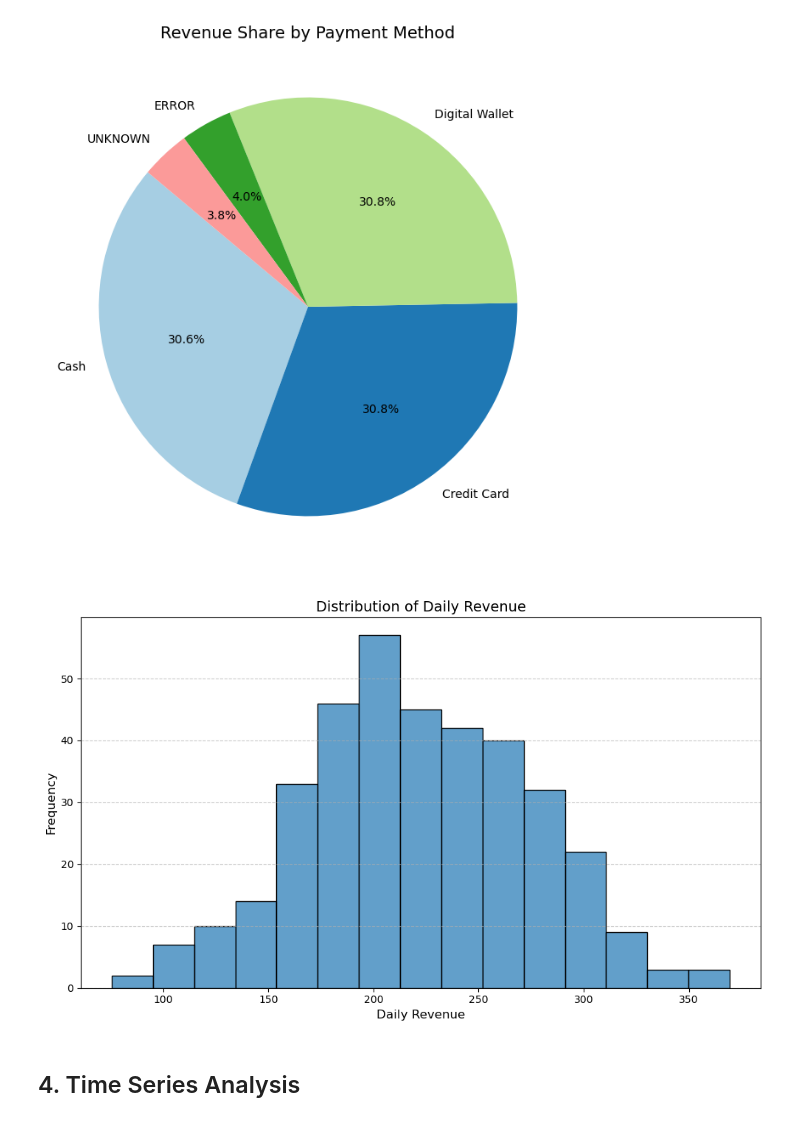
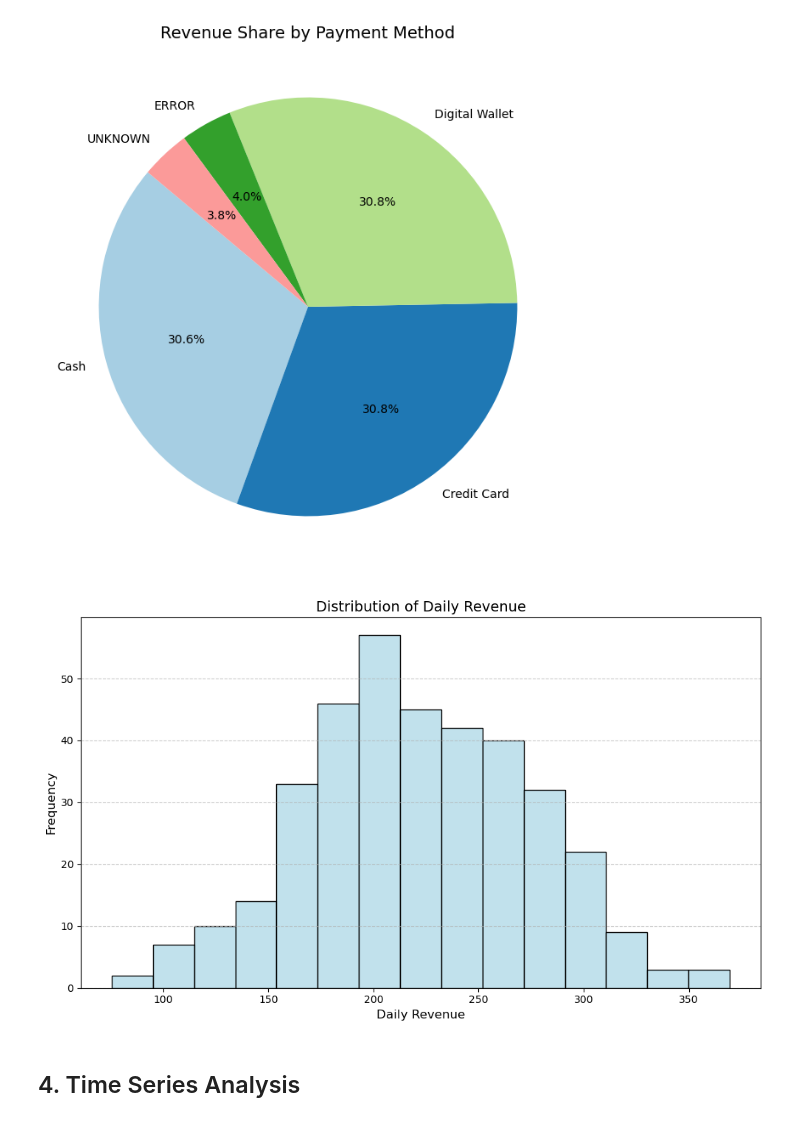
Before and after one commit to martinakvasnickova/Cafe-Sales-Analysis, a Jupyter notebook: analysis/EDA.ipynb, the cells around one changed output. Cells and saved outputs as stored; diff of their text form; code cells hidden in the pictures.

```diff
--- a/analysis/EDA.ipynb
+++ b/analysis/EDA.ipynb
@@ -397,15 +395,15 @@ plt.show()
 [figure]
 # %%
 plt.figure(figsize=(10, 6))
-sns.histplot(daily_revenue, bins=15, palette=palette, hue=None, alpha=0.7)
+sns.histplot(daily_revenue, bins=15, color = "lightblue")
 plt.title('Distribution of Daily Revenue', fontsize=14)
 plt.xlabel('Daily Revenue', fontsize=12)
 plt.ylabel('Frequency', fontsize=12)
 plt.grid(axis='y', linestyle='--', alpha=0.7)
 plt.tight_layout()
 plt.show()
 # %% [output]
-[figure, old version]
+[figure, new version]
 # %% [markdown]
 ## 4. Time Series Analysis
 # %% [markdown]
```
Also changed, not shown: parts of 4 cells of this notebook.
